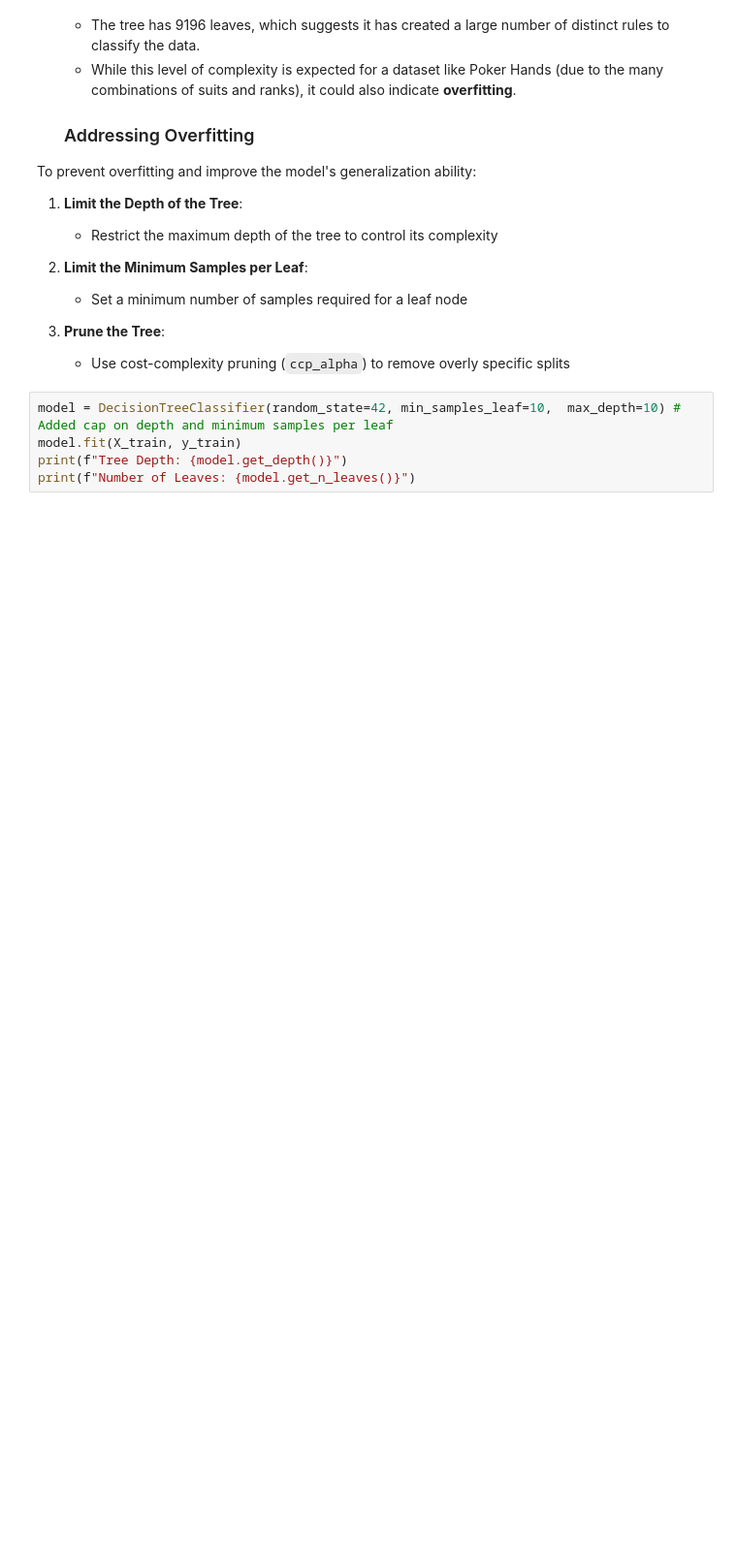
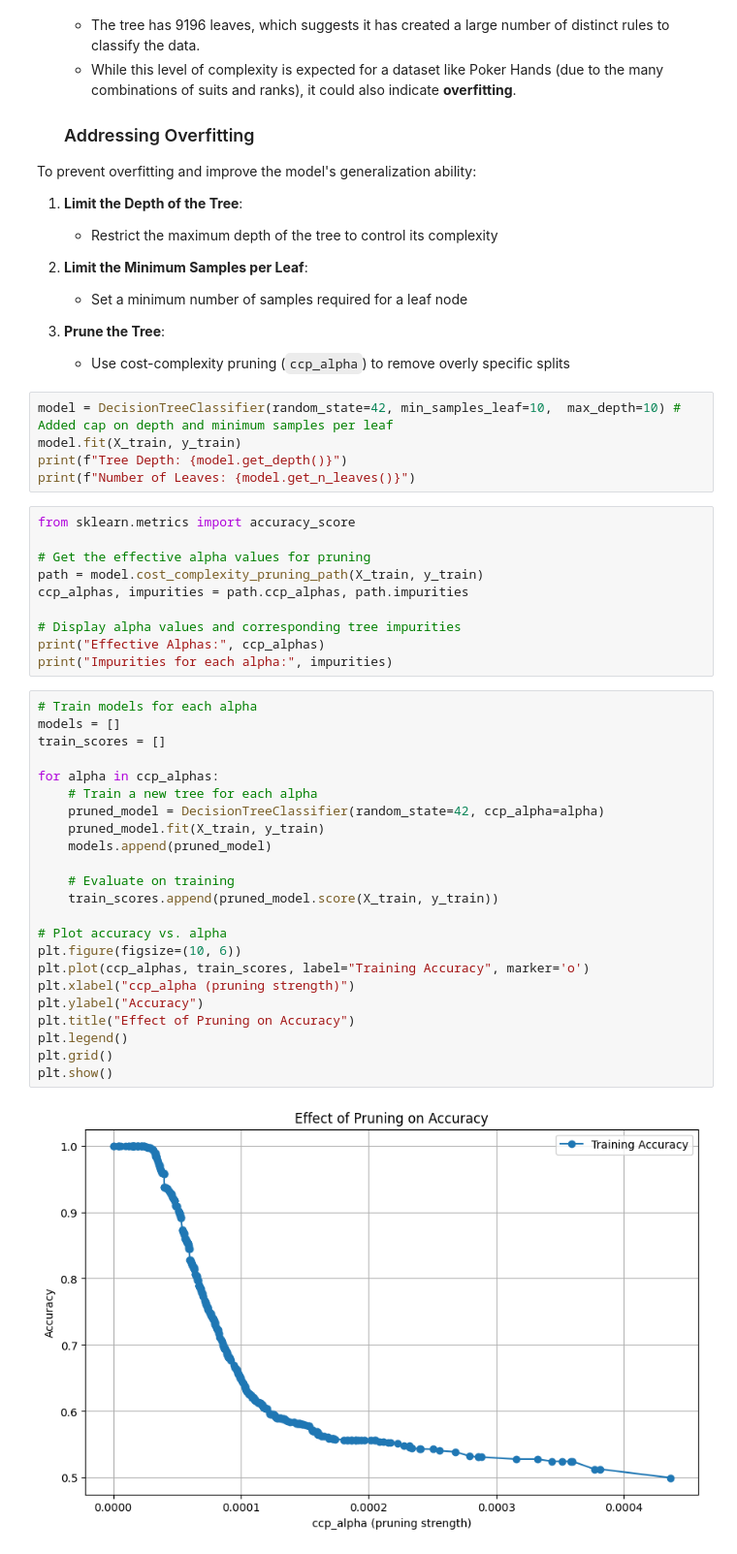
Before and after one commit to RonanGreen1/Data_Science, a Jupyter notebook: Decision tree/DS.ipynb, the cells around one changed output. Shown at 97% size. Cells and saved outputs as stored; diff of their text form; blank space fills up the shorter version.

Commit message:
trying pruning

```diff
--- a/Decision tree/DS.ipynb
+++ b/Decision tree/DS.ipynb
@@ -81,3 +81,38 @@ model = DecisionTreeClassifier(random_state=42, min_samples_leaf=10,  max_depth=
 model.fit(X_train, y_train)
 print(f"Tree Depth: {model.get_depth()}")
 print(f"Number of Leaves: {model.get_n_leaves()}")
+# %%
+from sklearn.metrics import accuracy_score
+
+# Get the effective alpha values for pruning
+path = model.cost_complexity_pruning_path(X_train, y_train)
+ccp_alphas, impurities = path.ccp_alphas, path.impurities
+
+# Display alpha values and corresponding tree impurities
+print("Effective Alphas:", ccp_alphas)
+print("Impurities for each alpha:", impurities)
+# %%
+# Train models for each alpha
+models = []
+train_scores = []
+
+for alpha in ccp_alphas:
+    # Train a new tree for each alpha
+    pruned_model = DecisionTreeClassifier(random_state=42, ccp_alpha=alpha)
+    pruned_model.fit(X_train, y_train)
+    models.append(pruned_model)
+
+    # Evaluate on training
+    train_scores.append(pruned_model.score(X_train, y_train))
+
+# Plot accuracy vs. alpha
+plt.figure(figsize=(10, 6))
+plt.plot(ccp_alphas, train_scores, label="Training Accuracy", marker='o')
+plt.xlabel("ccp_alpha (pruning strength)")
+plt.ylabel("Accuracy")
+plt.title("Effect of Pruning on Accuracy")
+plt.legend()
+plt.grid()
+plt.show()
+# %% [output]
+[figure, added]
```
